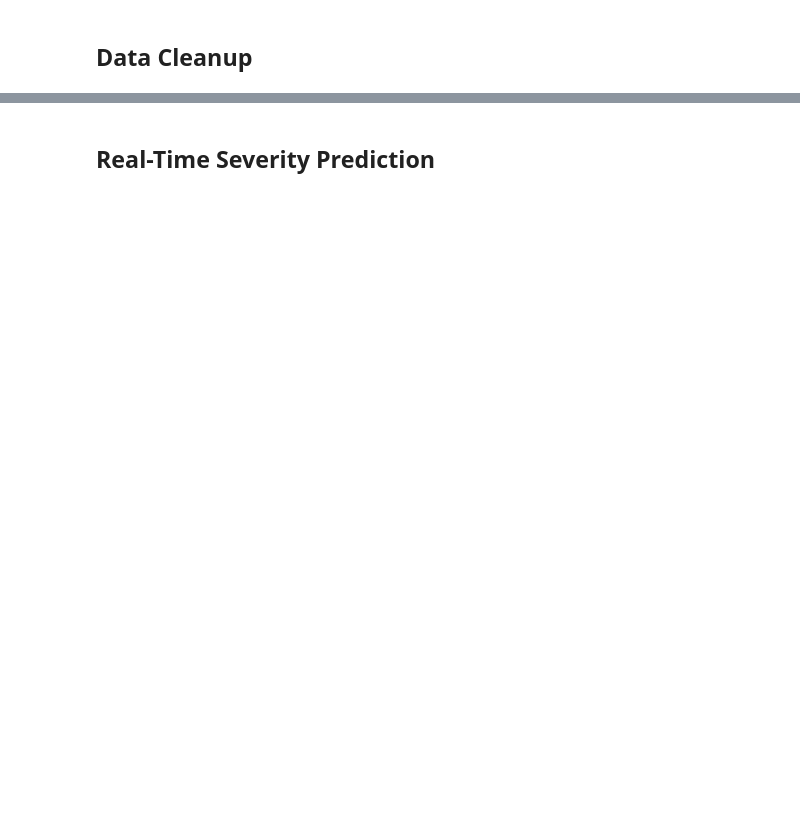
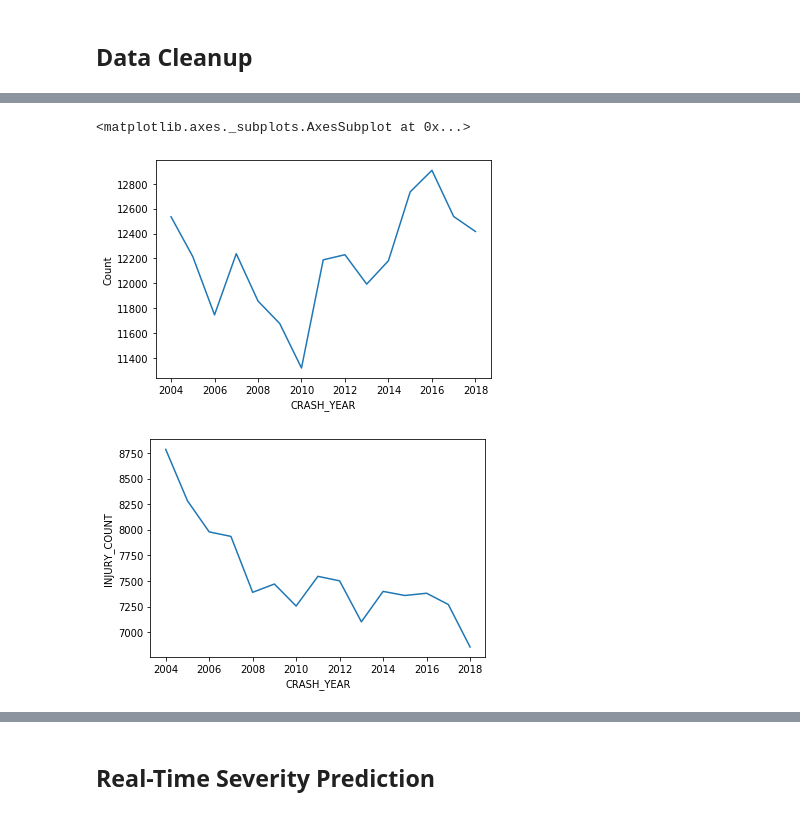
Before and after one commit to NasirNabi75/15688-Final-Project, a Jupyter notebook: code.ipynb, the cells around one changed output, grey strips where cells are left out. Drawn from its saved outputs; the diff is of its cells as text; code cells hidden in the pictures; blank space fills up the shorter version.

```diff
--- a/code.ipynb
+++ b/code.ipynb
@@ -76,0 +26,9 @@ maybe the geospatial data?
+# %%
+if not Path('all-crashes-2004-2018.csv.zip').exists():
+    wget.download("https://data.wprdc.org/dataset/3130f583-9499-472b-bb5a-f63a6ff6059a/resource/ec578660-2d3f-489d-9ba1-af0ebfc3b140/download/all-crashes-2004-2018.csv.zip")
+# zf = zipfile.ZipFile('all-crashes-2004-2018.csv.zip')
+df_io = pd.read_csv('all-crashes-2004-2018.csv.zip').reset_index()
+
+print(df_io.head())
+print(len(df_io))
+print(df_io.columns)
@@ -695,26 +63,0 @@ F1':  0.0
-# %%
-# Normalize the labels
-cs_train, cs_test = label_normalization(cseverity_y_train, cseverity_y_test)
-cmj_train, cmj_test = label_normalization(cmj_y_train, cmj_y_test)
-
-# Severity level
-cs_classifier = NaiveBayesClassifier2(cseverity_X_train, pd.Series(cs_train))
-cs_predict = cs_classifier.predict(cseverity_X_test)
-c = collections.Counter(cs_predict)
-d = collections.Counter(cs_test)
-print(c)
-print(d)
-print("Accuracy: ", cal_accuracy(cs_predict, cs_test))
-
-# Major injury
-cmj_classifier = NaiveBayesClassifier2(cmj_X_train, pd.Series(cmj_y_train))
-cmj_predict = cmj_classifier.predict(cmj_X_test)
-c = collections.Counter(cmj_predict)
-d = collections.Counter(cmj_test)
-print(c)
-print(d)
-print("Accuracy: ", cal_accuracy(cmj_predict, cmj_test))
-print("F1: ",f1(cmj_predict,cmj_test))
-
-dumj_predict = np.zeros(dmj_test.shape)
-print("predict all 0s Accuracy: ", cal_accuracy(dumj_predict, cmj_test))
@@ -733,0 +122,14 @@ Accuracy:  0.9872846025569761
+# %%
+# total number of crashes over years
+df = pd.DataFrame({'CRASH_YEAR': df_io['CRASH_YEAR'], 'Count': np.ones(len(df_io))})
+df = df.groupby('CRASH_YEAR').count().reset_index()
+sns.lineplot(x='CRASH_YEAR', y='Count', data=df)
+
+# total injuries count over years
+plt.figure()
+df = df_io.groupby('CRASH_YEAR').sum().reset_index()
+sns.lineplot(x='CRASH_YEAR', y='INJURY_COUNT', data=df)
+# %% [output]
+<matplotlib.axes._subplots.AxesSubplot at 0x...>
+[figure, added]
+[figure, added]
```
Also changed, not shown: parts of 48 cells of this notebook.
